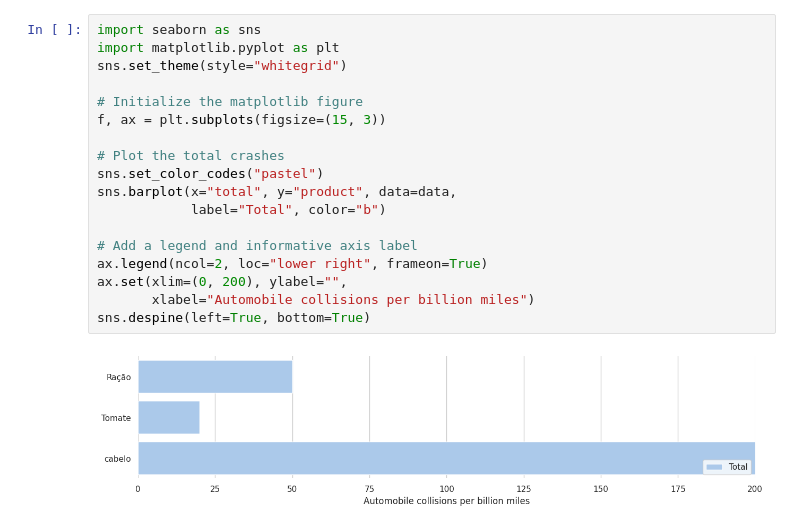
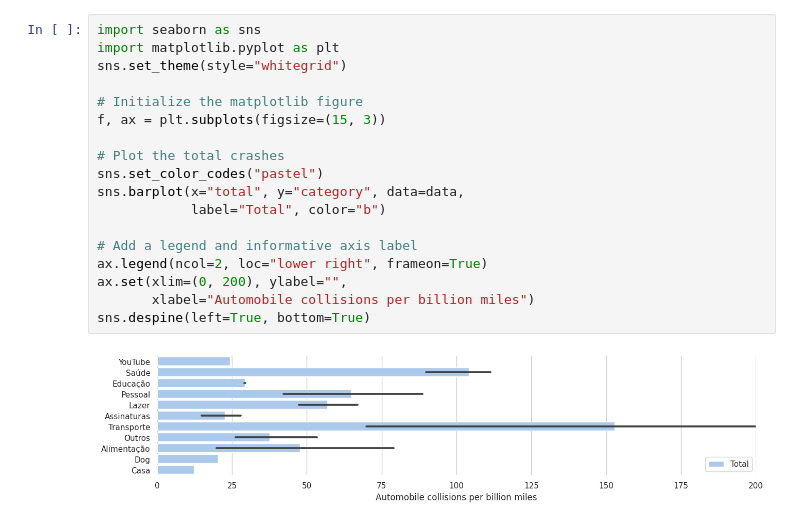
Before and after one commit to LucianoBatista/finance-app, a Jupyter notebook: experiment.ipynb, the cells around one changed output. Saved outputs shown, nothing was run; the diff lists cells and outputs as text.

Commit message:
:sparkles: adjusting the sum by category

```diff
--- a/experiment.ipynb
+++ b/experiment.ipynb
@@ -57,20 +91,20 @@ data
 # %%
 import seaborn as sns
 import matplotlib.pyplot as plt
 sns.set_theme(style="whitegrid")
 
 # Initialize the matplotlib figure
 f, ax = plt.subplots(figsize=(15, 3))
 
 # Plot the total crashes
 sns.set_color_codes("pastel")
-sns.barplot(x="total", y="product", data=data,
+sns.barplot(x="total", y="category", data=data,
             label="Total", color="b")
 
 # Add a legend and informative axis label
 ax.legend(ncol=2, loc="lower right", frameon=True)
 ax.set(xlim=(0, 200), ylabel="",
        xlabel="Automobile collisions per billion miles")
 sns.despine(left=True, bottom=True)
 # %% [output]
-[figure, old version]
+[figure, new version]
```
Also changed, not shown: parts of 6 cells of this notebook, 1 other file.
